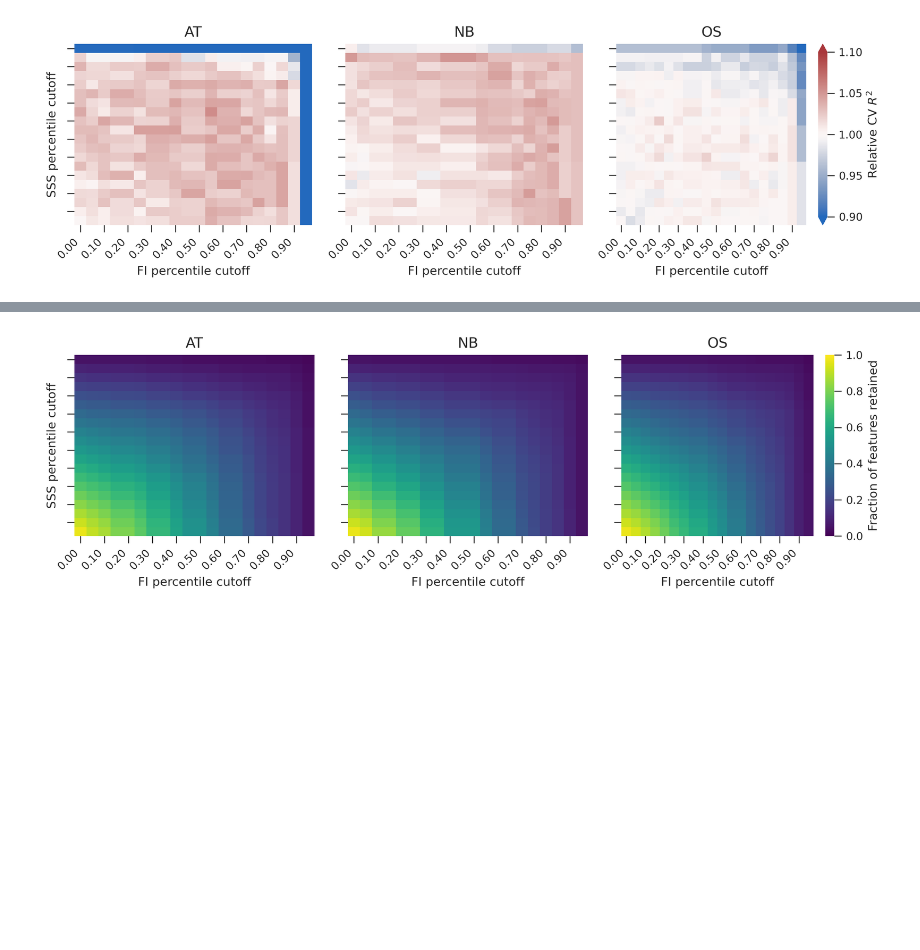
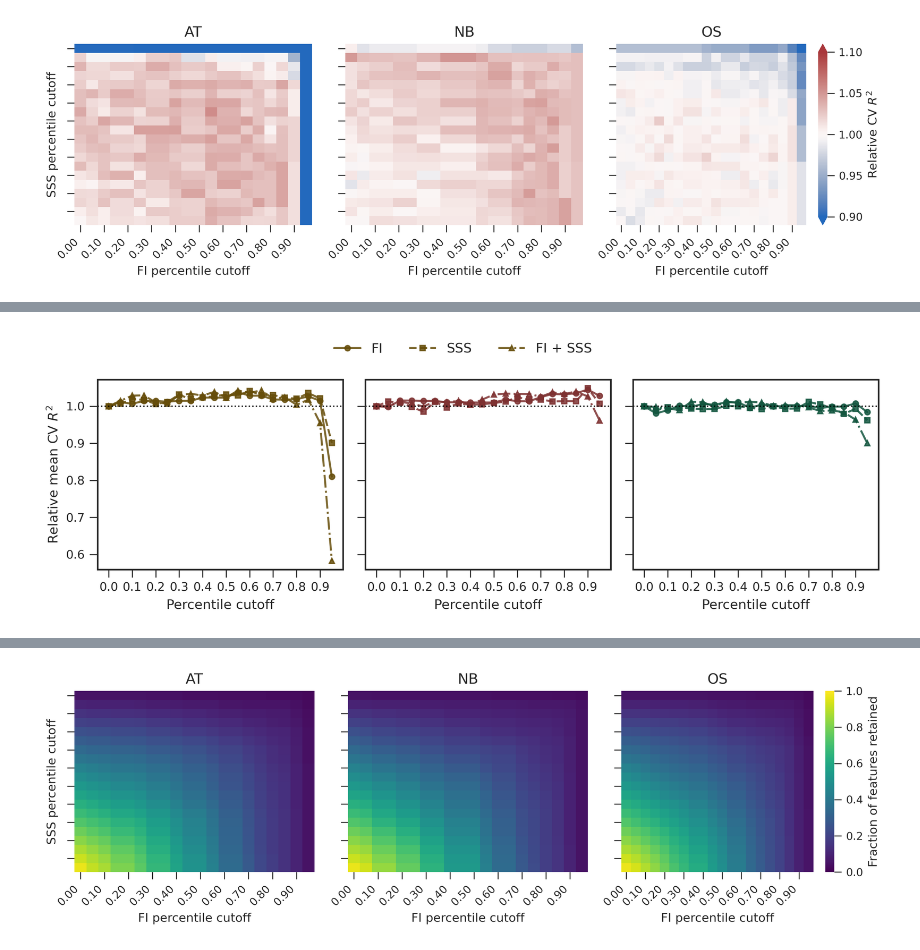
Before and after one commit to ih-11/regression, a Jupyter notebook: notebooks/model_retention.ipynb, the cells around one changed output, grey strips where cells are left out. Saved outputs shown, nothing was run; the diff lists cells and outputs as text; code cells hidden in the pictures; blank space fills up the shorter version.

```diff
--- a/notebooks/model_retention.ipynb
+++ b/notebooks/model_retention.ipynb
@@ -1316,0 +1331,51 @@ plt.show()
+# %%
+# ============================================
+# FI-only vs SSS-only vs joint screening
+# Relative CV performance across cutoffs
+# ============================================
+
+baseline_r2 = cutoff_grid_cv_df.query("FI_cutoff == 0 and SSS_cutoff == 0").set_index("Species")["CV_R2"]
+
+paths = {
+    "FI":      lambda d: np.isclose(d["SSS_cutoff"], 0),
+    "SSS":     lambda d: np.isclose(d["FI_cutoff"], 0),
+    "FI + SSS": lambda d: np.isclose(d["FI_cutoff"], d["SSS_cutoff"]),
+}
+
+rows = []
+for species in ["AT", "NB", "OS"]:
+    d = cutoff_grid_cv_df.query("Species == @species")
+    for strategy, mask in paths.items():
+        p = d.loc[mask(d)].copy()
+        p["Strategy"] = strategy
+        p["Cutoff"] = np.where(strategy == "FI", p["FI_cutoff"],
+                      np.where(strategy == "SSS", p["SSS_cutoff"], p["FI_cutoff"]))
+        p["Relative_CV_R2"] = p["CV_R2"] / baseline_r2[species]
+        rows.append(p)
+
+strategy_df = pd.concat(rows, ignore_index=True)
+
+fig, axes = plt.subplots(1, 3, figsize=(9, 3), dpi=_PLOT_CFG["dpi"], sharex=True, sharey=True)
+style = {"FI": ("o", "-"), "SSS": ("s", "--"), "FI + SSS": ("^", "-.")}
+
+for ax, species_key in zip(axes, SPECIES):
+    species, color = SPECIES_INFO[species_key]["label"], SPECIES_INFO[species_key]["color"]
+
+    for strategy, (marker, ls) in style.items():
+        p = strategy_df.query("Species == @species and Strategy == @strategy").sort_values("Cutoff")
+        ax.plot(p["Cutoff"], p["Relative_CV_R2"], marker=marker, ls=ls,
+                lw=1.5, ms=4, color=color, alpha=0.85, label=strategy)
+
+    ax.axhline(1, color="black", ls=":", lw=1)
+    ax.set_xticks(np.arange(0, 1.0, 0.1))
+    format_axis(ax, xlabel="Percentile cutoff",
+                ylabel="Relative mean CV $R^2$" if ax is axes[0] else None)
+
+handles, labels = axes[0].get_legend_handles_labels()
+fig.legend(handles, labels, loc="upper center", bbox_to_anchor=(0.5, 1.03),
+           ncol=3, frameon=False)
+
+plt.tight_layout(rect=[0, 0, 1, 0.91])
+plt.show()
+# %% [output]
+[figure, added]
```
Also changed, not shown: parts of 10 cells of this notebook.
